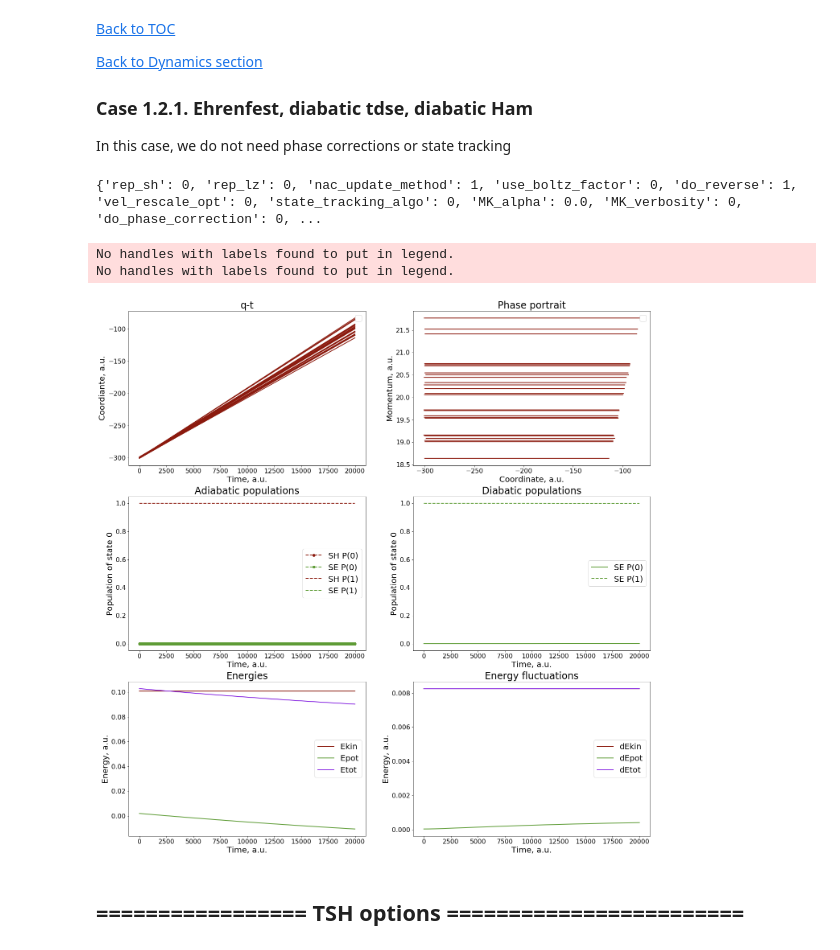
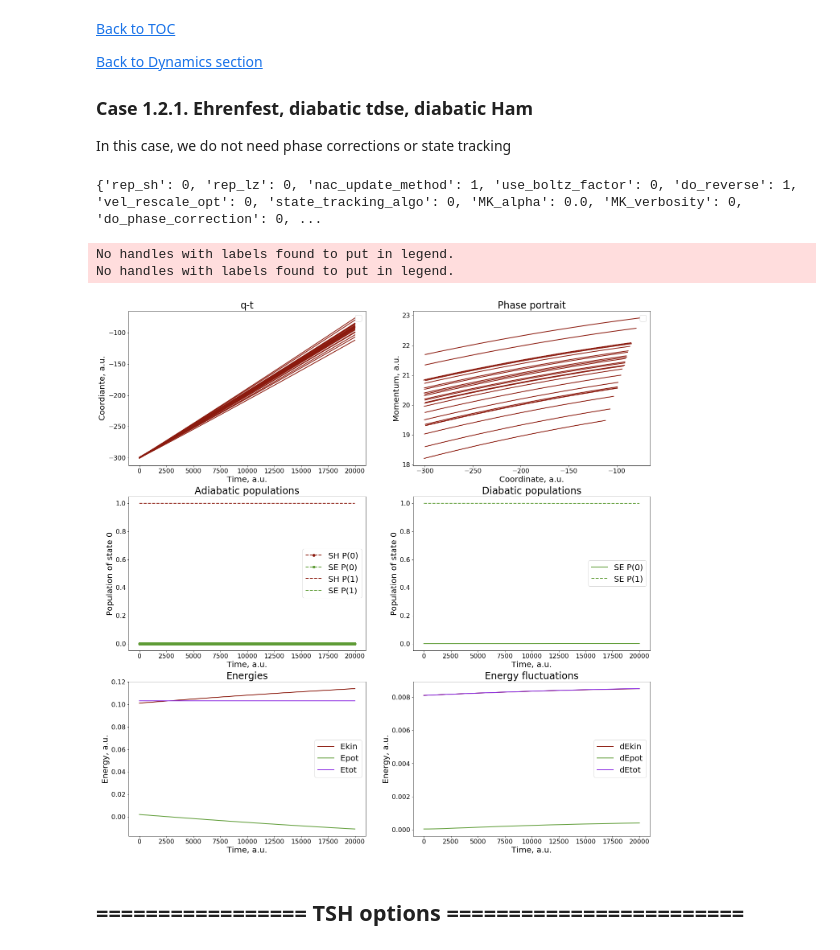
Before and after one commit to Quantum-Dynamics-Hub/libra-code, a Jupyter notebook: notebooks/Example16_Dynamics/Dynamics_Tutorial-1.ipynb, the cells around one changed output. Drawn from its saved outputs; the diff is of its cells as text; code cells hidden in the pictures.

```diff
--- a/notebooks/Example16_Dynamics/Dynamics_Tutorial-1.ipynb
+++ b/notebooks/Example16_Dynamics/Dynamics_Tutorial-1.ipynb
@@ -644,7 +644,7 @@ Now lets consider all the options
 ### Case 1.1.1.    Ehrenfest, adiabatic tdse, diabatic Ham
 # %%
 # Dynamics (Simulation) parameters
-dyn_params.update({ "force_method":2, "rep_tdse":1, "rep_ham":0, "prefix":"case-1-1-1", "tsh_method":-1, "rep_sh":1 })
+dyn_params.update({ "force_method":2, "rep_tdse":1, "rep_ham":0, "prefix":"T1-1-1-1", "tsh_method":-1, "rep_sh":1 })
 
 print(dyn_params)
 res = dynamics.run_dynamics(q, p, iM, Cdia, Cadi, states, {"model":1}, dyn_params, compute_model, rnd)
@@ -665,7 +665,7 @@ No handles with labels found to put in legend.
 Unless we provide MOs (adiabatic - diabatic transformation matrix), we can't use state tracking. So, in this case we temporarily turn the state tracking off
 # %%
 # Dynamics (Simulation) parameters
-dyn_params.update({ "force_method":2, "rep_tdse":1, "rep_ham":1, "prefix":"case-1-1-2", "tsh_method":-1, "rep_sh":1 })
+dyn_params.update({ "force_method":2, "rep_tdse":1, "rep_ham":1, "prefix":"T1-1-1-2", "tsh_method":-1, "rep_sh":1 })
 dyn_params.update({"state_tracking_algo":0})
 
 print(dyn_params)
@@ -689,19 +689,19 @@ No handles with labels found to put in legend.
 In this case, we do not need phase corrections or state tracking
 # %%
 # Dynamics (Simulation) parameters
-dyn_params.update({ "force_method":2, "rep_tdse":0, "rep_ham":0, "prefix":"case-1-2-1", "tsh_method":-1, "rep_sh":0 })
-dyn_params.update({"state_tracking_algo":0, "do_phase_correction":0})
+dyn_params.update({ "force_method":2, "rep_tdse":0, "rep_ham":0, "prefix":"T1-1-2-1", "tsh_method":-1, "rep_sh":0 })
+dyn_params.update({"state_tracking_algo":0, "do_phase_correction":0, "rep_force":0 })
 
 print(dyn_params)
 res = dynamics.run_dynamics(q, p, iM, Cdia, Cadi, states, {"model":1}, dyn_params, compute_model, rnd)
 plot_dyn(res)
 
-dyn_params.update({"state_tracking_algo":2, "do_phase_correction":1})
+dyn_params.update({"state_tracking_algo":2, "do_phase_correction":1, "rep_force":1 })
 # %% [output]
 {'rep_sh': 0, 'rep_lz': 0, 'nac_update_method': 1, 'use_boltz_factor': 0, 'do_reverse': 1, 'vel_rescale_opt': 0, 'state_tracking_algo': 0, 'MK_alpha': 0.0, 'MK_verbosity': 0, 'do_phase_correction': 0, ...
 No handles with labels found to put in legend.
 No handles with labels found to put in legend.
-[figure, old version]
+[figure, new version]
 # %% [markdown]
 ## =================  TSH options ========================
 # %% [markdown]
```
Also changed, not shown: parts of 10 cells of this notebook, 9 other files.
